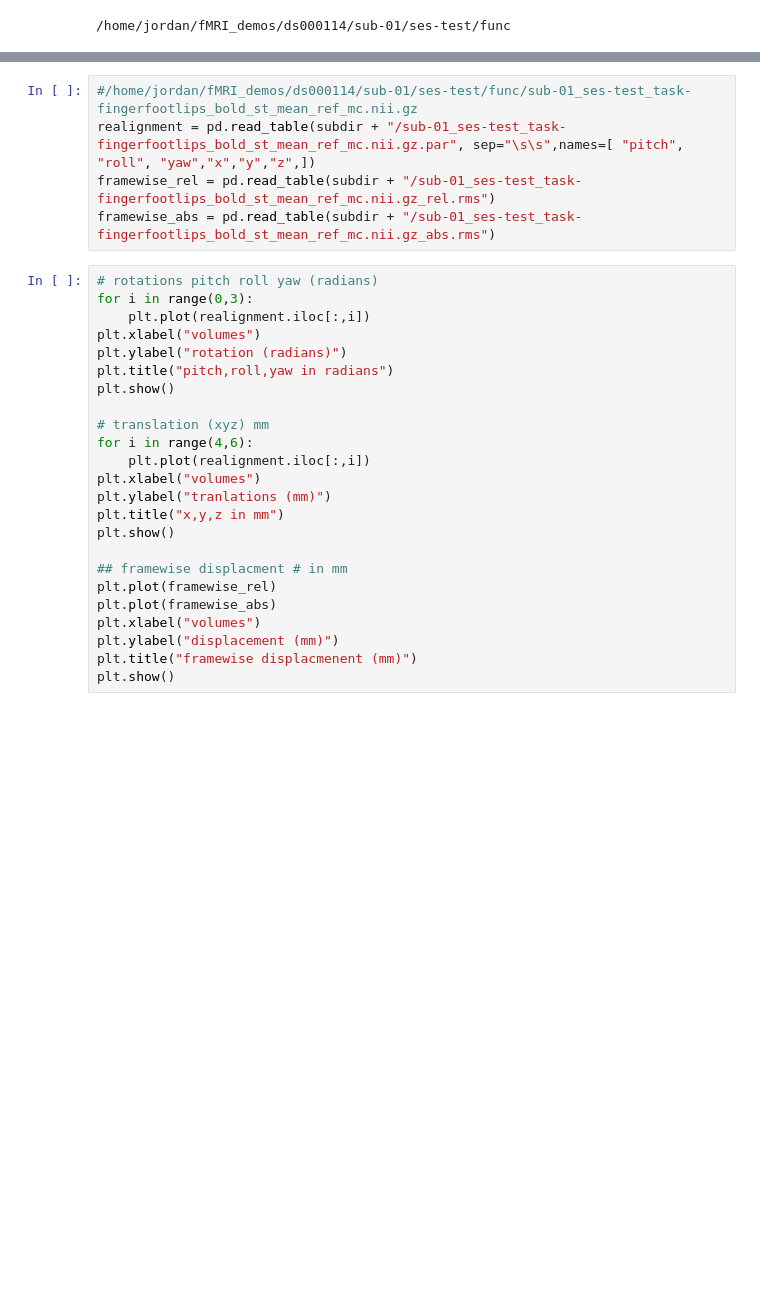
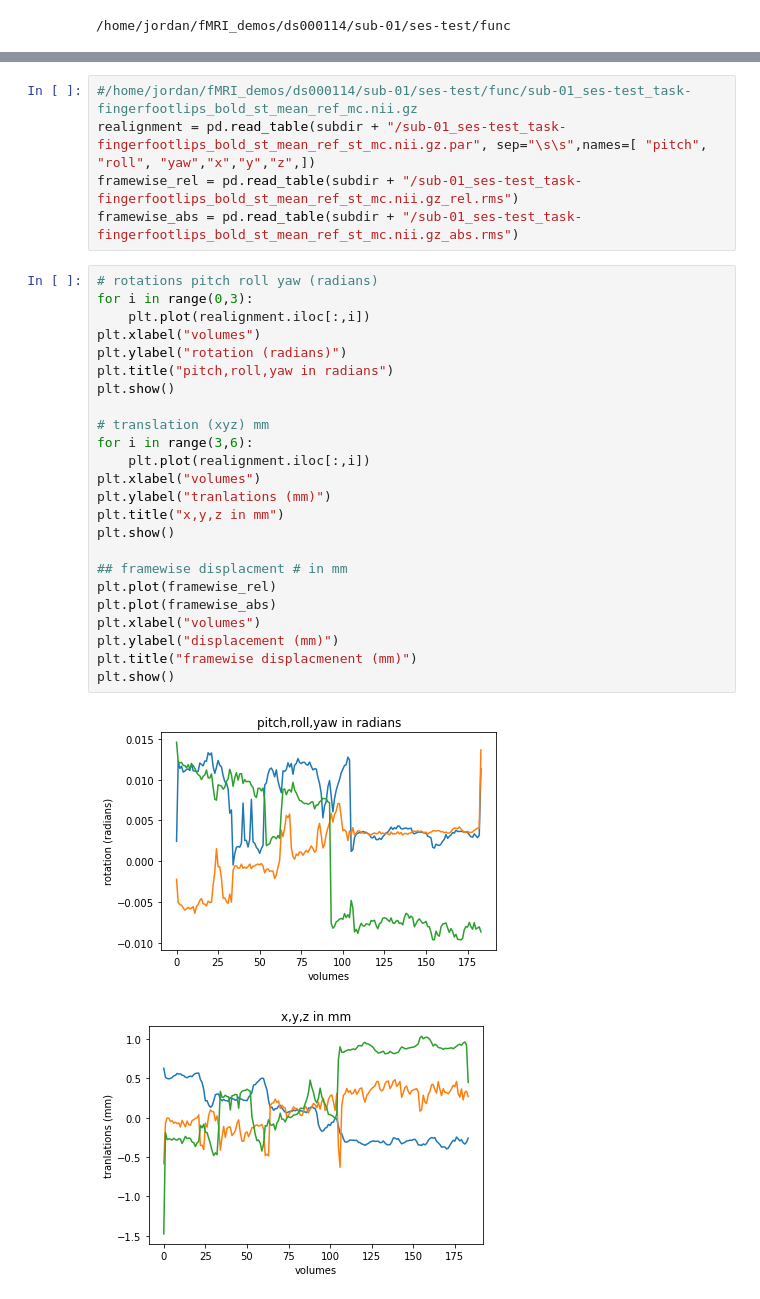
Before and after one commit to jecd/PSC210_demos, a Jupyter notebook: Visualize_Results.ipynb, the cells around one changed output, grey strips where cells are left out. Drawn from its saved outputs; the diff is of its cells as text; blank space fills up the shorter version.

```diff
--- a/Visualize_Results.ipynb
+++ b/Visualize_Results.ipynb
@@ -97,29 +99,32 @@ plt.show()
 # %%
 #/home/jordan/fMRI_demos/ds000114/sub-01/ses-test/func/sub-01_ses-test_task-fingerfootlips_bold_st_mean_ref_mc.nii.gz
-realignment = pd.read_table(subdir + "/sub-01_ses-test_task-fingerfootlips_bold_st_mean_ref_mc.nii.gz.par", sep="\s\s",names=[ "pitch", "roll", "yaw","x","y","z",])
-framewise_rel = pd.read_table(subdir + "/sub-01_ses-test_task-fingerfootlips_bold_st_mean_ref_mc.nii.gz_rel.rms")
-framewise_abs = pd.read_table(subdir + "/sub-01_ses-test_task-fingerfootlips_bold_st_mean_ref_mc.nii.gz_abs.rms")
+realignment = pd.read_table(subdir + "/sub-01_ses-test_task-fingerfootlips_bold_st_mean_ref_st_mc.nii.gz.par", sep="\s\s",names=[ "pitch", "roll", "yaw","x","y","z",])
+framewise_rel = pd.read_table(subdir + "/sub-01_ses-test_task-fingerfootlips_bold_st_mean_ref_st_mc.nii.gz_rel.rms")
+framewise_abs = pd.read_table(subdir + "/sub-01_ses-test_task-fingerfootlips_bold_st_mean_ref_st_mc.nii.gz_abs.rms")
 # %%
 # rotations pitch roll yaw (radians)
 for i in range(0,3):
     plt.plot(realignment.iloc[:,i])
 plt.xlabel("volumes")
 plt.ylabel("rotation (radians)")
 plt.title("pitch,roll,yaw in radians")
 plt.show()
 
 # translation (xyz) mm
-for i in range(4,6):
+for i in range(3,6):
     plt.plot(realignment.iloc[:,i])
 plt.xlabel("volumes")
 plt.ylabel("tranlations (mm)")
 plt.title("x,y,z in mm")
 plt.show()
 
 ## framewise displacment # in mm
 plt.plot(framewise_rel)
 plt.plot(framewise_abs)
 plt.xlabel("volumes")
 plt.ylabel("displacement (mm)")
 plt.title("framewise displacmenent (mm)")
 plt.show()
+# %% [output]
+[figure, added]
+[figure, added]
```
Also changed, not shown: parts of 12 cells of this notebook, 2 other files.
